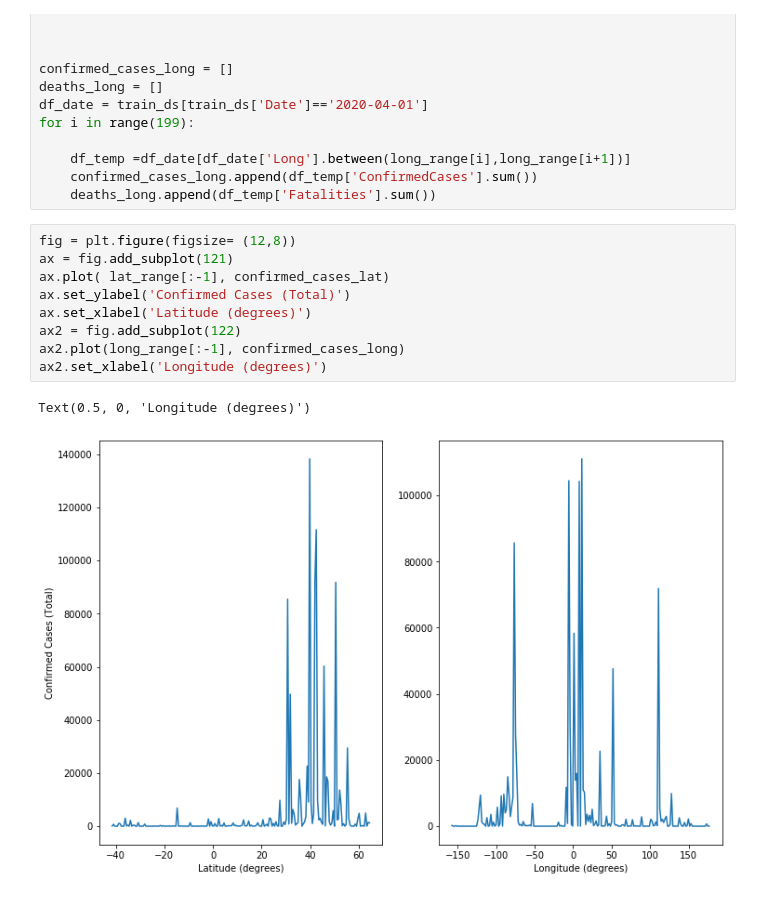
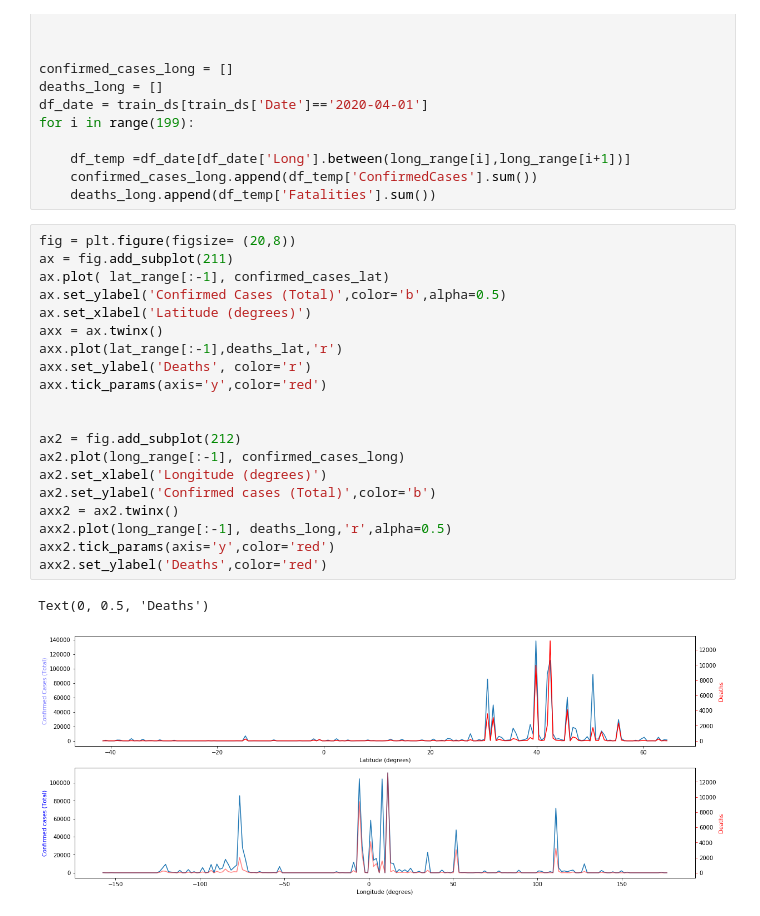
Before and after one commit to mail02ankit/covid19, a Jupyter notebook: anshul_notebook.ipynb, the cells around one changed output. Cells and saved outputs as stored; diff of their text form.

```diff
--- a/anshul_notebook.ipynb
+++ b/anshul_notebook.ipynb
@@ -115,14 +115,25 @@ for i in range(199):
     confirmed_cases_long.append(df_temp['ConfirmedCases'].sum())
     deaths_long.append(df_temp['Fatalities'].sum())
 # %%
-fig = plt.figure(figsize= (12,8))
-ax = fig.add_subplot(121)
+fig = plt.figure(figsize= (20,8))
+ax = fig.add_subplot(211)
 ax.plot( lat_range[:-1], confirmed_cases_lat)
-ax.set_ylabel('Confirmed Cases (Total)')
+ax.set_ylabel('Confirmed Cases (Total)',color='b',alpha=0.5)
 ax.set_xlabel('Latitude (degrees)')
-ax2 = fig.add_subplot(122)
+axx = ax.twinx()
+axx.plot(lat_range[:-1],deaths_lat,'r')
+axx.set_ylabel('Deaths', color='r')
+axx.tick_params(axis='y',color='red')
+
+
+ax2 = fig.add_subplot(212)
 ax2.plot(long_range[:-1], confirmed_cases_long)
 ax2.set_xlabel('Longitude (degrees)')
+ax2.set_ylabel('Confirmed cases (Total)',color='b')
+axx2 = ax2.twinx()
+axx2.plot(long_range[:-1], deaths_long,'r',alpha=0.5)
+axx2.tick_params(axis='y',color='red')
+axx2.set_ylabel('Deaths',color='red')
 # %% [output]
-Text(0.5, 0, 'Longitude (degrees)')
+Text(0, 0.5, 'Deaths')
-[figure, old version]
+[figure, new version]
```
